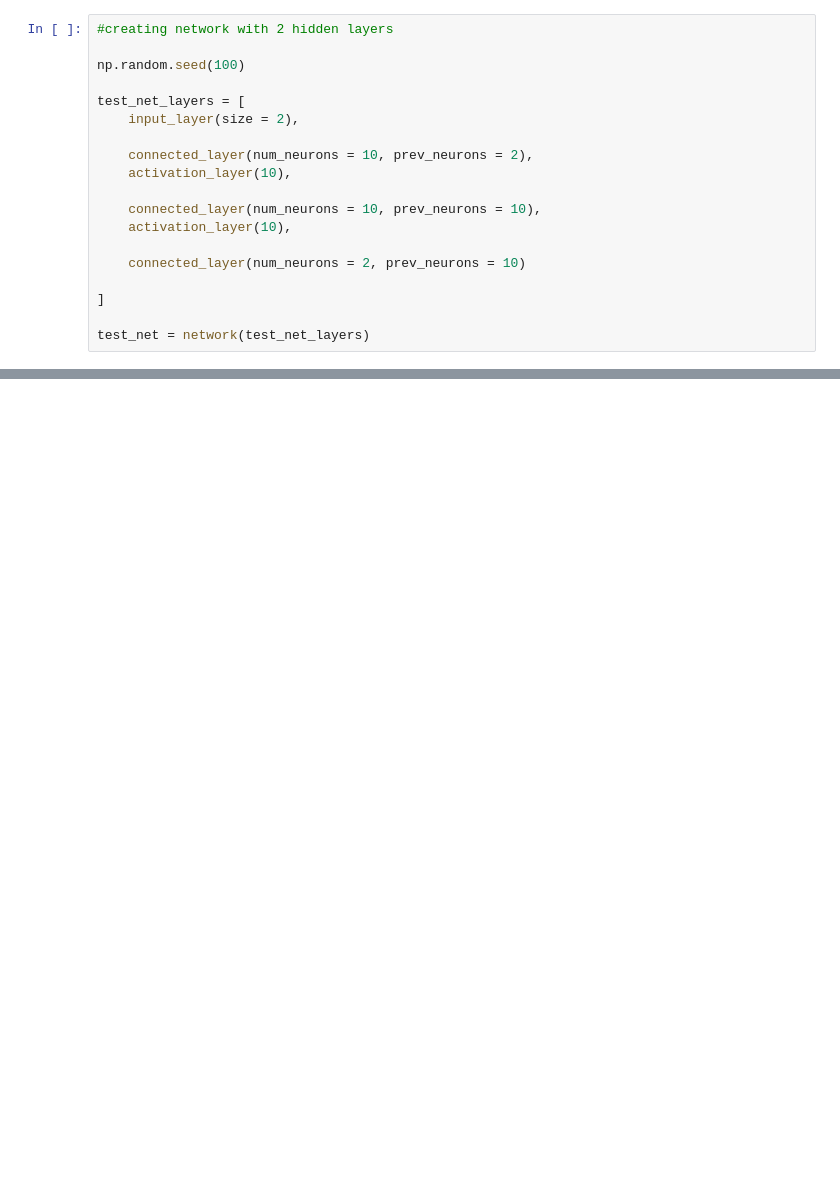
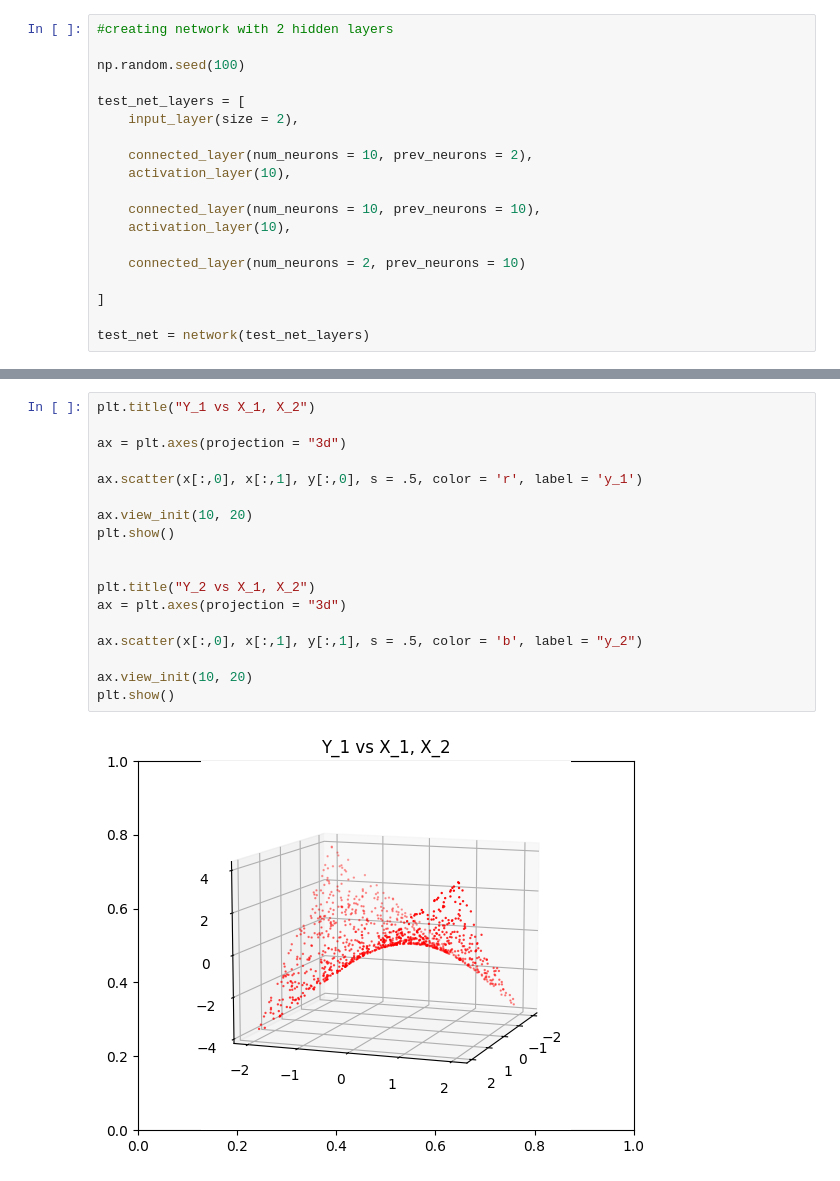
Before and after one commit to morganhawkins/NeuralNetwork, a Jupyter notebook: test_library.ipynb, the cells around one changed output, grey strips where cells are left out. Drawn from its saved outputs; the diff is of its cells as text; blank space fills up the shorter version.

Commit message:
adding 3d plots

```diff
--- a/test_library.ipynb
+++ b/test_library.ipynb
@@ -28,0 +33,20 @@ y = np.array([[s[0]*s[1], s[0] + s[1]] for s in x])
+# %%
+plt.title("Y_1 vs X_1, X_2")
+
+ax = plt.axes(projection = "3d")
+
+ax.scatter(x[:,0], x[:,1], y[:,0], s = .5, color = 'r', label = 'y_1')
+
+ax.view_init(10, 20)
+plt.show()
+
+
+plt.title("Y_2 vs X_1, X_2")
+ax = plt.axes(projection = "3d")
+
+ax.scatter(x[:,0], x[:,1], y[:,1], s = .5, color = 'b', label = "y_2")
+
+ax.view_init(10, 20)
+plt.show()
+# %% [output]
+[figure, added]
```
Also changed, not shown: parts of 10 cells of this notebook.
